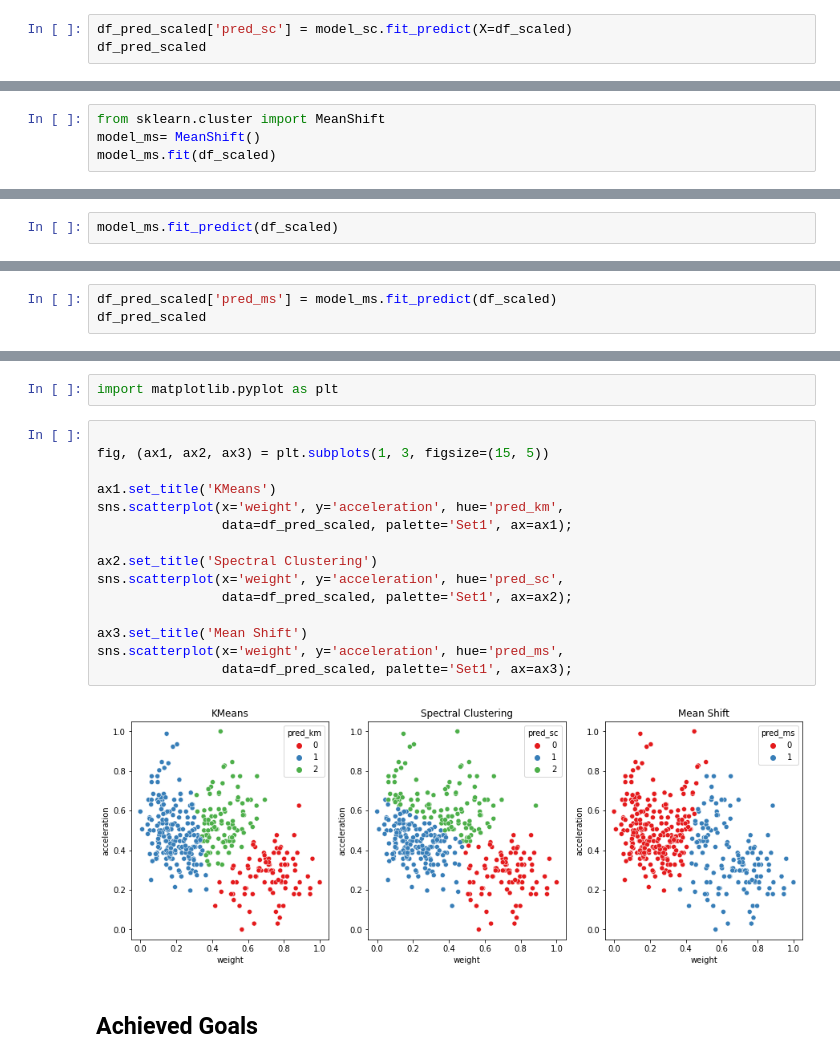
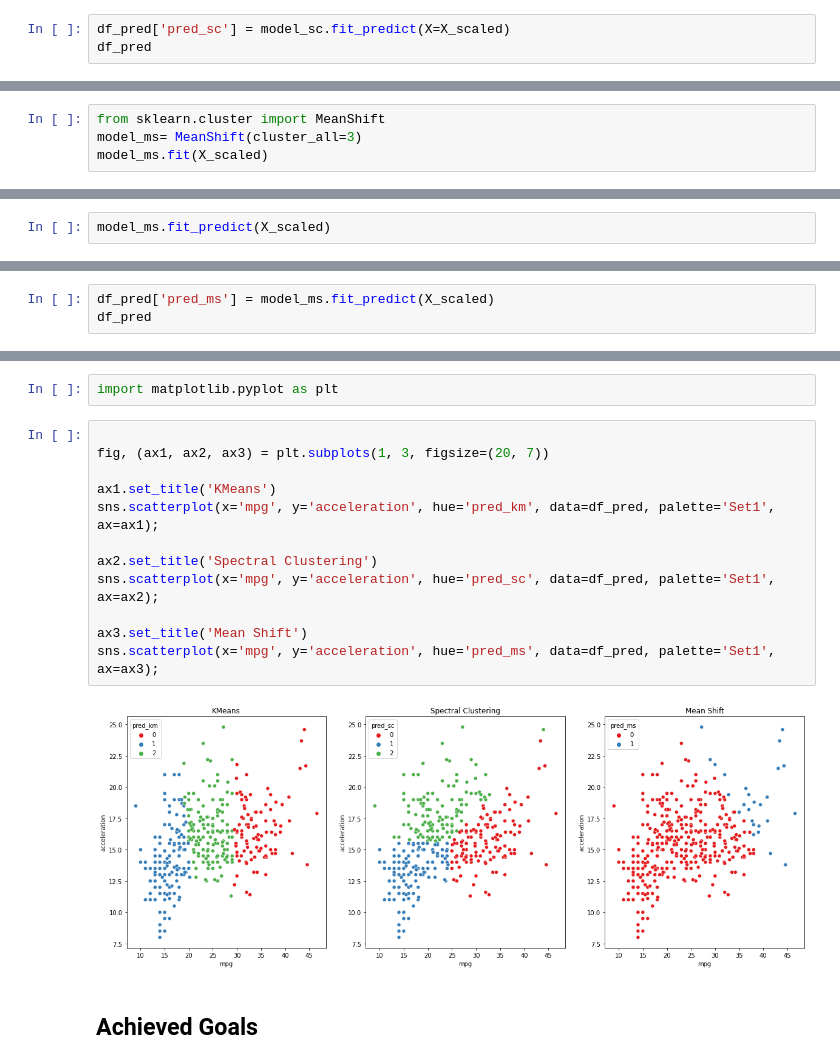
Before and after one commit to AryaCodesAI/Data-Analysis-Using-Machine-Learning-and-Python, a Jupyter notebook: 05_The k-Means & Unsupervised Clustering Models/05C_clustering-kmeans_practice_blank.ipynb, the cells around one changed output, grey strips where cells are left out. Saved outputs shown, nothing was run; the diff lists cells and outputs as text.

```diff
--- a/05_The k-Means & Unsupervised Clustering Models/05C_clustering-kmeans_practice_blank.ipynb
+++ b/05_The k-Means & Unsupervised Clustering Models/05C_clustering-kmeans_practice_blank.ipynb
@@ -245,6 +197,6 @@ array([0, 0, 0, 0, 0, 0, 0, 0, 0, 0, 0, 0, 0, 1, 1, 1, 1, 1, 1, 2, 2, 1,
 # %% [markdown]
 #### Create a New DataFrame for the Predictions
 # %%
-df_pred_scaled['pred_sc'] = model_sc.fit_predict(X=df_scaled)
-df_pred_scaled
+df_pred['pred_sc'] = model_sc.fit_predict(X=X_scaled)
+df_pred
 # %% [output]
@@ -277,6 +228,6 @@ sns.scatterplot(x='weight', y='acceleration', hue='pred_sc',
 - To cluster 3 groups
 # %%
 from sklearn.cluster import MeanShift
-model_ms= MeanShift()
-model_ms.fit(df_scaled)
+model_ms= MeanShift(cluster_all=3)
+model_ms.fit(X_scaled)
 # %% [output]
@@ -284,5 +235,5 @@ MeanShift()
 # %% [markdown]
 #### Calculate Predictions
 # %%
-model_ms.fit_predict(df_scaled)
+model_ms.fit_predict(X_scaled)
 # %% [output]
@@ -308,6 +259,6 @@ array([1, 1, 1, 1, 1, 1, 1, 1, 1, 1, 1, 1, 1, 1, 0, 0, 0, 0, 0, 0, 0, 0,
 # %% [markdown]
 #### Create a New DataFrame for the Predictions
 # %%
-df_pred_scaled['pred_ms'] = model_ms.fit_predict(df_scaled)
-df_pred_scaled
+df_pred['pred_ms'] = model_ms.fit_predict(X_scaled)
+df_pred
 # %% [output]
@@ -331,21 +282,18 @@ df_pred_scaled
 import matplotlib.pyplot as plt
 # %%
 
-fig, (ax1, ax2, ax3) = plt.subplots(1, 3, figsize=(15, 5))
+fig, (ax1, ax2, ax3) = plt.subplots(1, 3, figsize=(20, 7))
 
 ax1.set_title('KMeans')
-sns.scatterplot(x='weight', y='acceleration', hue='pred_km',
-                data=df_pred_scaled, palette='Set1', ax=ax1);
+sns.scatterplot(x='mpg', y='acceleration', hue='pred_km', data=df_pred, palette='Set1', ax=ax1);
 
 ax2.set_title('Spectral Clustering')
-sns.scatterplot(x='weight', y='acceleration', hue='pred_sc',
-                data=df_pred_scaled, palette='Set1', ax=ax2);
+sns.scatterplot(x='mpg', y='acceleration', hue='pred_sc', data=df_pred, palette='Set1', ax=ax2);
 
 ax3.set_title('Mean Shift')
-sns.scatterplot(x='weight', y='acceleration', hue='pred_ms',
-                data=df_pred_scaled, palette='Set1', ax=ax3);
+sns.scatterplot(x='mpg', y='acceleration', hue='pred_ms', data=df_pred, palette='Set1', ax=ax3);
 # %% [output]
-[figure, old version]
+[figure, new version]
 # %% [markdown]
 ## Achieved Goals
 # %% [markdown]
```
Also changed, not shown: parts of 24 cells of this notebook.
